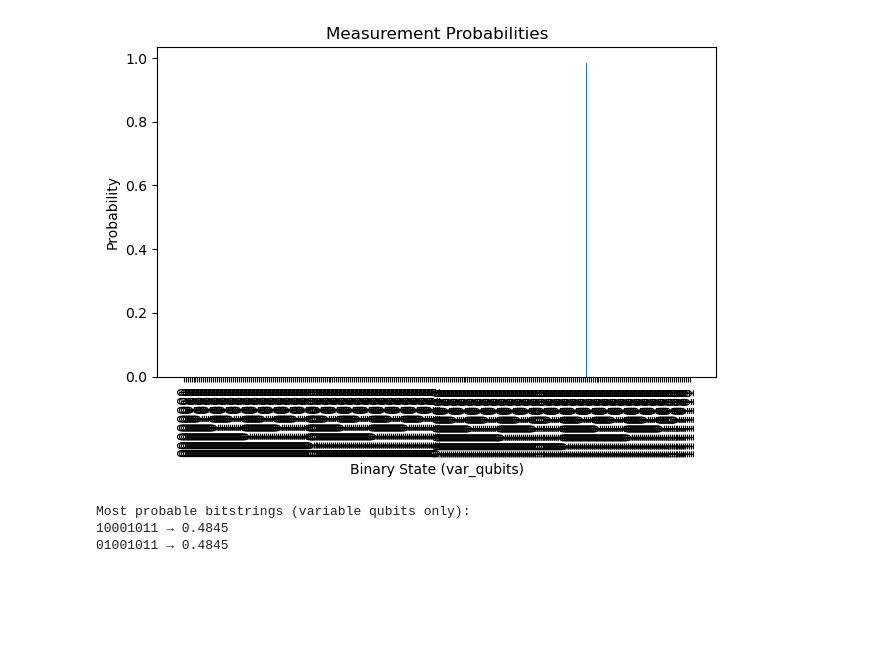
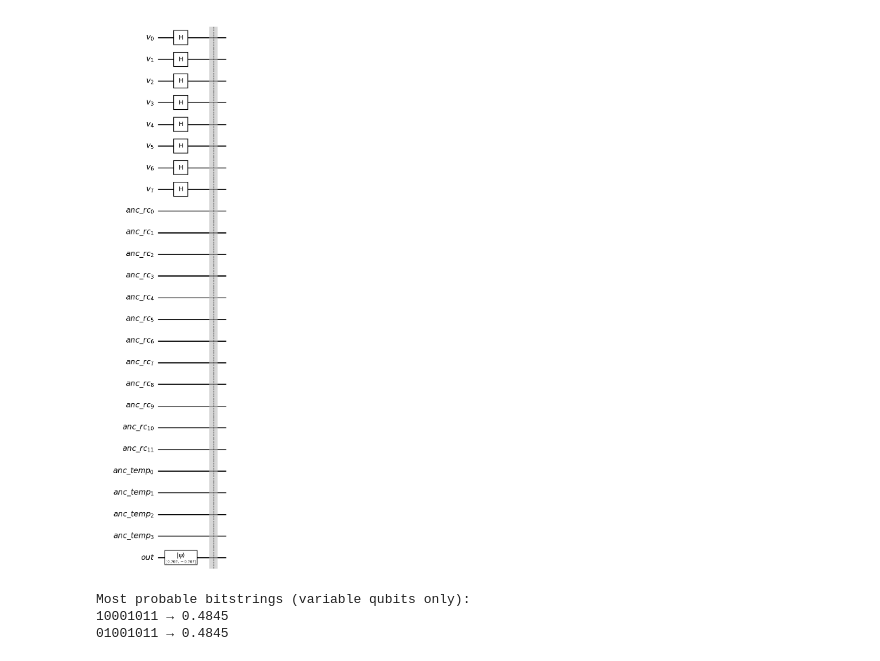
Before and after one commit to mccruz22/Quantum-Computing-Mini-Projects, a Jupyter notebook: mini_project_1.1_v2.ipynb, the cells around one changed output. Saved outputs shown, nothing was run; the diff lists cells and outputs as text; code cells hidden in the pictures; blank space fills up the shorter version.

```diff
--- a/mini_project_1.1_v2.ipynb
+++ b/mini_project_1.1_v2.ipynb
@@ -141,61 +33,33 @@ def diffuser(nqubits):
 # %%
-## TODO: User Input
-## Known cells (fixed values)
-known_cells = {
-    0: 2, 1: 0, 2: 1, 3: 3,
-    4: 1, 5: 3, 6: 2, 7: 0,
-    8: 0, 9: 1, 10: 3,
-    12: 3
-}
-unknown_cells = [11, 13, 14, 15]  # Three unknown cells
+# Quantum Circuit Setup
 
-# --- Quantum Circuit Setup ---
+unknown_cells = [i for i in range(16) if i not in known_cells.keys()]  # Unknown cells
 
-# Reduced RC groups for constraints
+# Reduced RC groups for constraints (for testing with given known cells above)
+#rcs = [
+#    [8,9,10,11], [1,5,9,13], [2,6,10,14], [3,7,11,15]
+#]
+
+# RCS: Row/Column/Square Constraints (takes  a long time to run with all constraints)
 rcs = [
-    [8,9,10,11], [1,5,9,13], [2,6,10,14], [3,7,11,15]
+    [0,1,2,3], [4,5,6,7], [8,9,10,11], [12,13,14,15],
+    [0,4,8,12], [1,5,9,13], [2,6,10,14], [3,7,11,15],
+    [0,1,4,5], [2,3,6,7], [8,9,12,13], [10,11,14,15]
 ]
-
-#rcs = [
-#    [0,1,2,3], [4,5,6,7], [8,9,10,11], [12,13,14,15],
-#    [0,4,8,12], [1,5,9,13], [2,6,10,14], [3,7,11,15],
-#    [0,1,4,5], [2,3,6,7], [8,9,12,13], [10,11,14,15]
-#]
 
 num_vars = 2 * len(unknown_cells)
 var_qubits = QuantumRegister(num_vars, 'v')
 rc_ancillas = AncillaRegister(len(rcs), 'anc_rc')  # ancillas for each RC group
 temp_ancillas = AncillaRegister(4, 'anc_temp')  # temp ancillas
 output = QuantumRegister(1, 'out') # output qubit for marking conflicts
 
 qc = QuantumCircuit(var_qubits, rc_ancillas, temp_ancillas, output)
 
 # Initialize superposition on variable qubits
 qc.initialize([1, -1]/np.sqrt(2), output)
 qc.h(var_qubits)
 qc.barrier()
 
-
-# Apply Grover iterations
-N = 4**3
-num_iterations = 10#int(np.floor(np.pi/4 * np.sqrt(N)))  # ~6 iterations
-for _ in range(num_iterations):
-    apply_oracle(qc, var_qubits, output, rc_ancillas, temp_ancillas, rcs)
-    qc.append(diffuser(len(var_qubits)), var_qubits[:])
-
-# Final statevector and probabilities
-final_state = Statevector.from_instruction(qc)
-probs = final_state.probabilities(qargs=range(num_vars))  # indices of var_qubits
-
-# --- Plotting ---
-num_var_qubits = len(var_qubits)
-labels = [format(i, f'0{num_var_qubits}b') for i in range(2**num_var_qubits)]
-plt.bar(labels, probs)
-plt.xlabel('Binary State (var_qubits)')
-plt.ylabel('Probability')
-plt.title('Measurement Probabilities')
-plt.xticks(rotation=90)
-plt.tight_layout()
-plt.show()
+qc.draw(output="mpl", style="bw")
 # %% [output]
-[figure, old version]
+[figure, new version]
```
Also changed, not shown: parts of 4 cells of this notebook, 1 other file.
